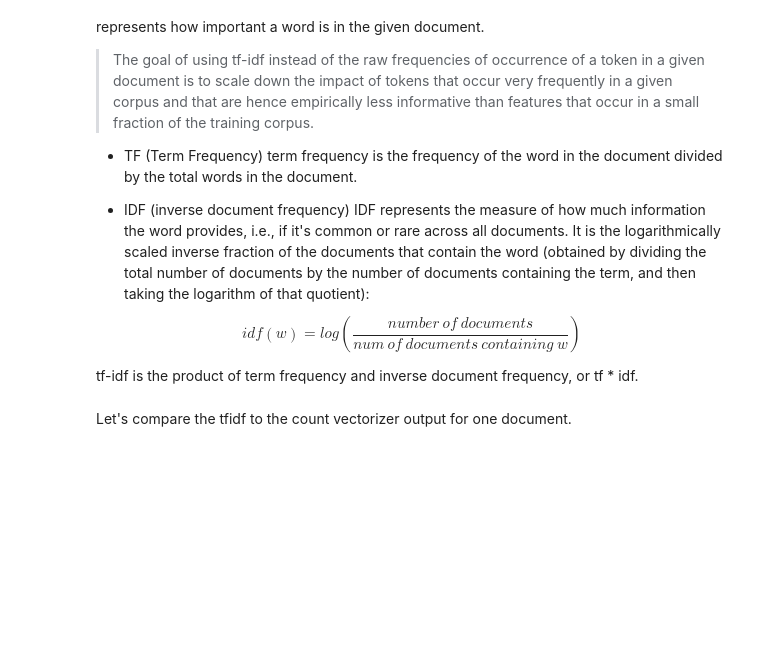
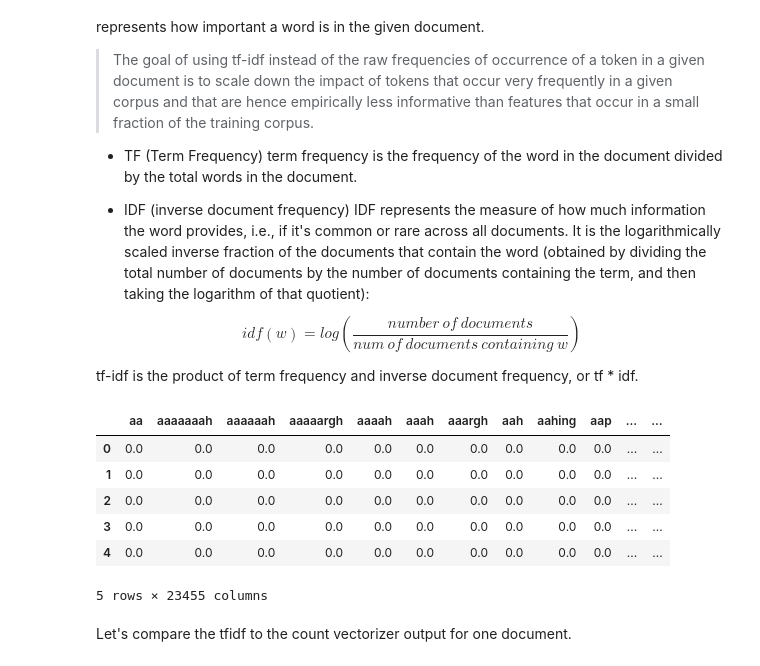
Before and after one commit to JJHick95/nlp_p1_chi-sea-dsc, a Jupyter notebook: index.ipynb, the cells around one changed output. Drawn from its saved outputs; the diff is of its cells as text; code cells hidden in the pictures; blank space fills up the shorter version.

```diff
--- a/index.ipynb
+++ b/index.ipynb
@@ -364,0 +405,6 @@ Let's also use the **FreqDist** tool to look at the makeup of our text before an
+# %%
+# We can also customize our stopwords list
+
+custom_sw = stopwords.words('english')
+custom_sw.extend(["i'd","say"] )
+custom_sw[-10:]
@@ -472,6 +605,20 @@ IDF represents the measure of how much information the word provides, i.e., if i
 $$idf(w) = log (\frac{number\ of\ documents}{num\ of\ documents\ containing\ w})$$
 
 tf-idf is the product of term frequency and inverse document frequency, or tf * idf.
+# %%
+tf_vec = TfidfVectorizer(token_pattern=r"([a-zA-Z]+(?:'[a-z]+)?)", stop_words=custom_sw)
+X = tf_vec.fit_transform(corpus.body)
+
+df = pd.DataFrame(X.toarray(), columns = tf_vec.get_feature_names())
+df.head()
+# %% [output]
+|  | aa | aaaaaaah | aaaaaah | aaaaargh | aaaah | aaah | aaargh | aah | aahing | aap | ... | ... |
+| 0 | 0.0 | 0.0 | 0.0 | 0.0 | 0.0 | 0.0 | 0.0 | 0.0 | 0.0 | 0.0 | ... | ... |
+| 1 | 0.0 | 0.0 | 0.0 | 0.0 | 0.0 | 0.0 | 0.0 | 0.0 | 0.0 | 0.0 | ... | ... |
+| 2 | 0.0 | 0.0 | 0.0 | 0.0 | 0.0 | 0.0 | 0.0 | 0.0 | 0.0 | 0.0 | ... | ... |
+| 3 | 0.0 | 0.0 | 0.0 | 0.0 | 0.0 | 0.0 | 0.0 | 0.0 | 0.0 | 0.0 | ... | ... |
+| 4 | 0.0 | 0.0 | 0.0 | 0.0 | 0.0 | 0.0 | 0.0 | 0.0 | 0.0 | 0.0 | ... | ... |
+5 rows × 23455 columns
 # %% [markdown]
 Let's compare the tfidf to the count vectorizer output for one document.
 # %% [markdown]
```
Also changed, not shown: parts of 45 cells of this notebook, 6 other files.
